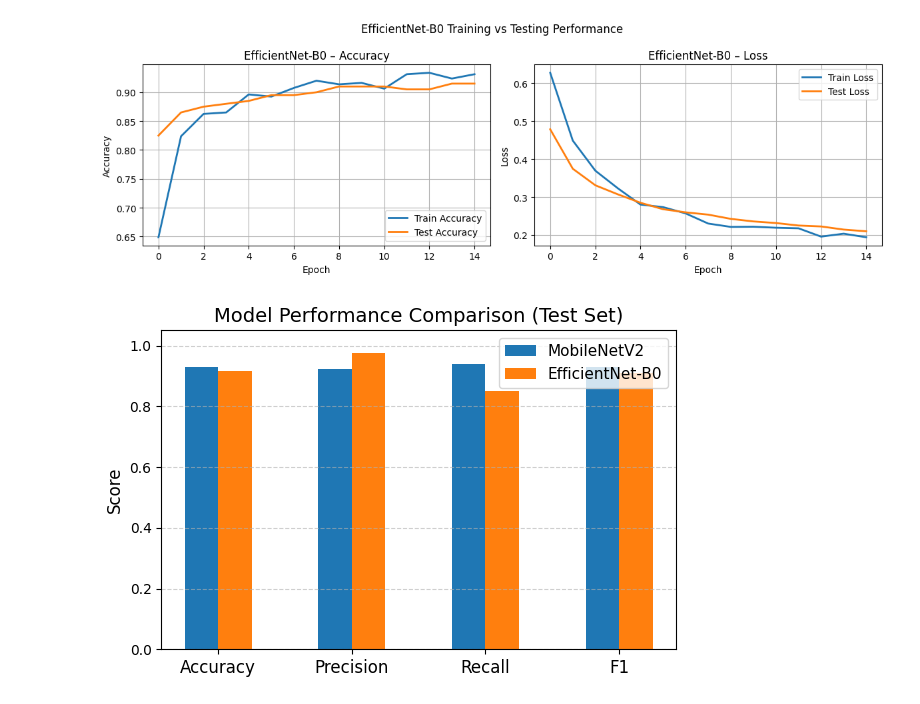
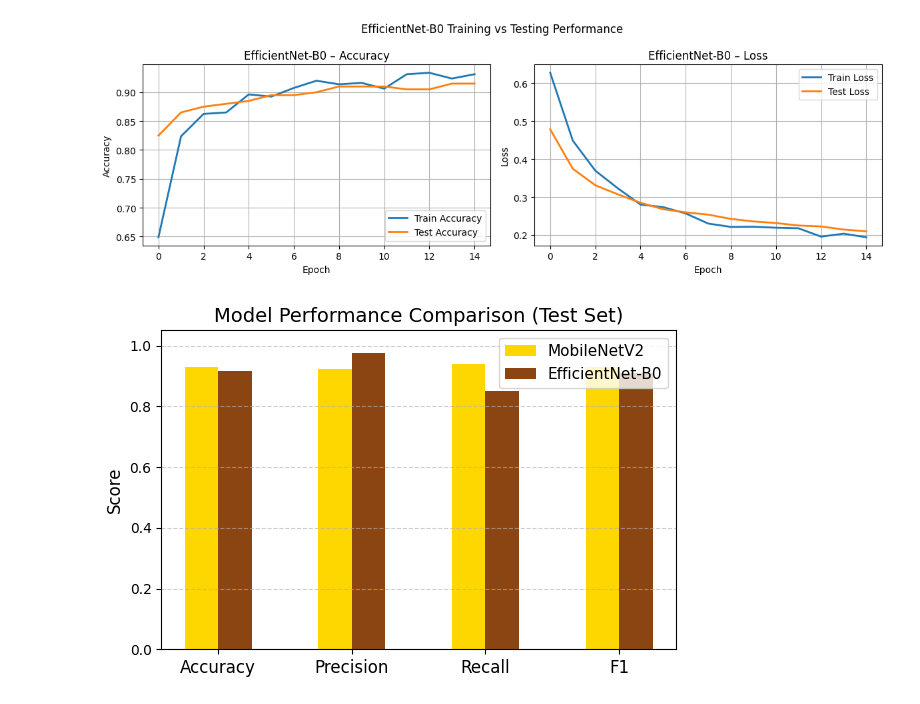
Before and after one commit to asheta66/CNN, a Jupyter notebook: Chest X_Ray/Alaa_Classification_Chest_X_Ray.ipynb, the cells around one changed output. Saved outputs shown, nothing was run; the diff lists cells and outputs as text; code cells hidden in the pictures.

```diff
--- a/Chest X_Ray/Alaa_Classification_Chest_X_Ray.ipynb
+++ b/Chest X_Ray/Alaa_Classification_Chest_X_Ray.ipynb
@@ -515,33 +515,33 @@ x = np.arange(len(metrics))
 width = 0.25
 
 plt.figure(figsize=(6,4))
 
 # Bars for each model
 plt.bar(
     x - width/2,
     df_test.loc[df_test["Model"] == "MobileNetV2", metrics].values.flatten(),
     width,
     label="MobileNetV2",
-    color="#1f77b4"   # Blue
+    color="#FFD700"   # Yellow
 )
 
 plt.bar(
     x + width/2,
     df_test.loc[df_test["Model"] == "EfficientNetB0", metrics].values.flatten(),
     width,
     label="EfficientNet-B0",
-    color="#ff7f0e"   # Orange
+    color="#8B4513"   # Brown
 )
 
 plt.xticks(x, metrics, fontsize=12)
 plt.ylabel("Score", fontsize=12)
 plt.ylim(0, 1.05)
 plt.title("Model Performance Comparison (Test Set)", fontsize=14)
 plt.legend(fontsize=11)
 plt.grid(axis="y", linestyle="--", alpha=0.6)
 
 plt.tight_layout()
 plt.savefig("model_performance_comparison.png")
 plt.show()
 # %% [output]
-[figure, old version]
+[figure, new version]
```
Also changed, not shown: parts of 1 cell of this notebook.
